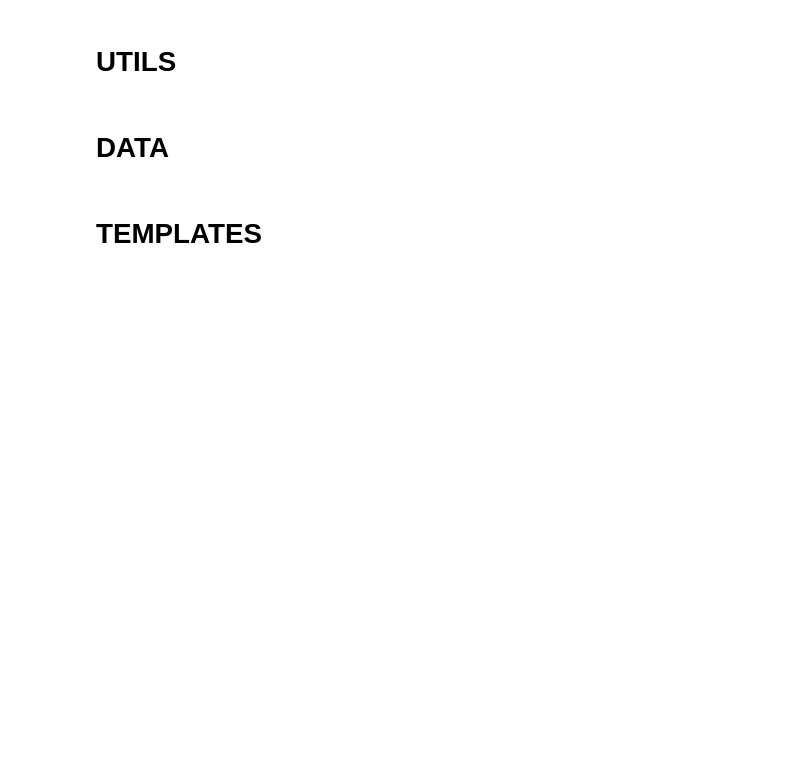
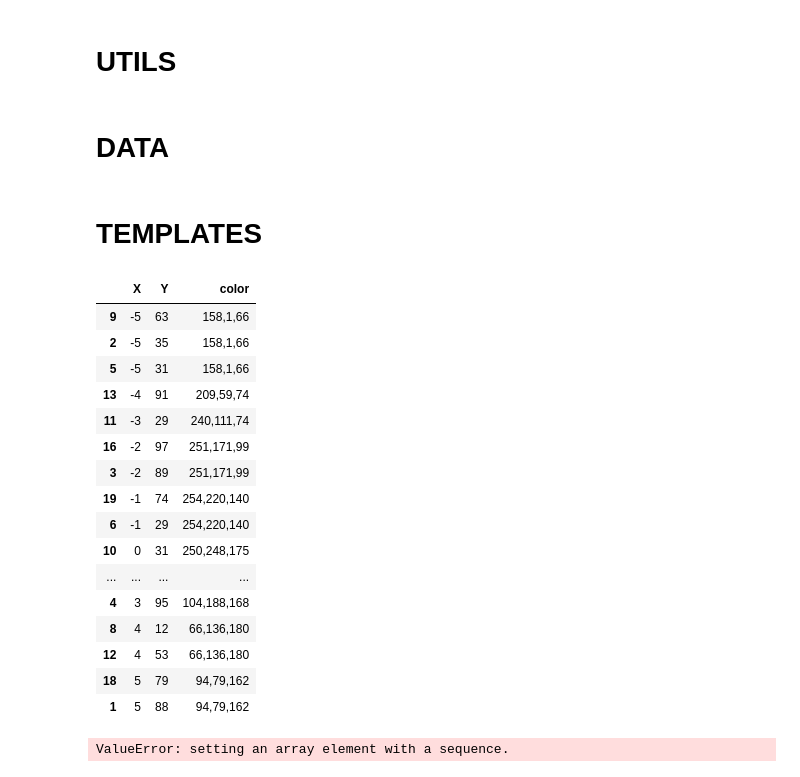
Before and after one commit to bernhard-42/hcplot, a Jupyter notebook: notebooks/work.ipynb, the cells around one changed output. Saved outputs shown, nothing was run; the diff lists cells and outputs as text; code cells hidden in the pictures; blank space fills up the shorter version.

```diff
--- a/notebooks/work.ipynb
+++ b/notebooks/work.ipynb
@@ -51,0 +200,28 @@ fig.layers[0].data.df
+# %%
+import random
+import pandas as pd
+
+data = {"X": [random.randint(-5,5) for i in range(20)],
+        "Y": [random.randint(10,100) for i in range(20)]}
+df = pd.DataFrame(data)
+# %%
+df["color"] = ColorBrewer.div("Spectral", df["X"], asString=True)
+df.sort_values("X")
+# %% [output]
+|  | X | Y | color |
+| 9 | -5 | 63 | 158,1,66 |
+| 2 | -5 | 35 | 158,1,66 |
+| 5 | -5 | 31 | 158,1,66 |
+| 13 | -4 | 91 | 209,59,74 |
+| 11 | -3 | 29 | 240,111,74 |
+| 16 | -2 | 97 | 251,171,99 |
+| 3 | -2 | 89 | 251,171,99 |
+| 19 | -1 | 74 | 254,220,140 |
+| 6 | -1 | 29 | 254,220,140 |
+| 10 | 0 | 31 | 250,248,175 |
+| ... | ... | ... | ... |
+| 4 | 3 | 95 | 104,188,168 |
+| 8 | 4 | 12 | 66,136,180 |
+| 12 | 4 | 53 | 66,136,180 |
+| 18 | 5 | 79 | 94,79,162 |
+| 1 | 5 | 88 | 94,79,162 |
@@ -51,0 +231,4 @@ fig.layers[0].data.df
+# %%
+ColorBrewer.div("Spectral", df["X"], asString=True)
+# %% [output]
+ValueError: setting an array element with a sequence.
```
Also changed, not shown: parts of 21 cells of this notebook, 12 other files.
